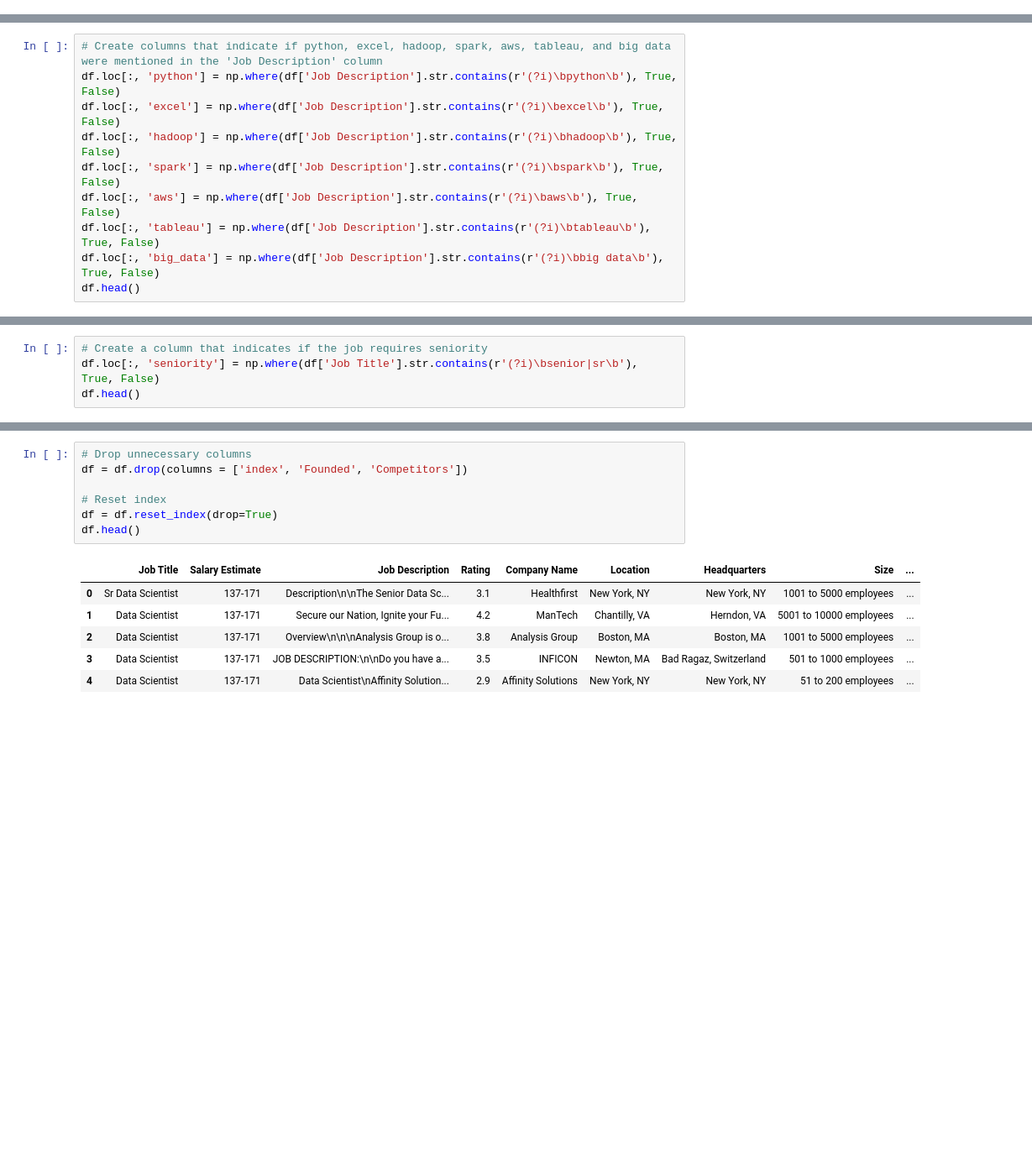
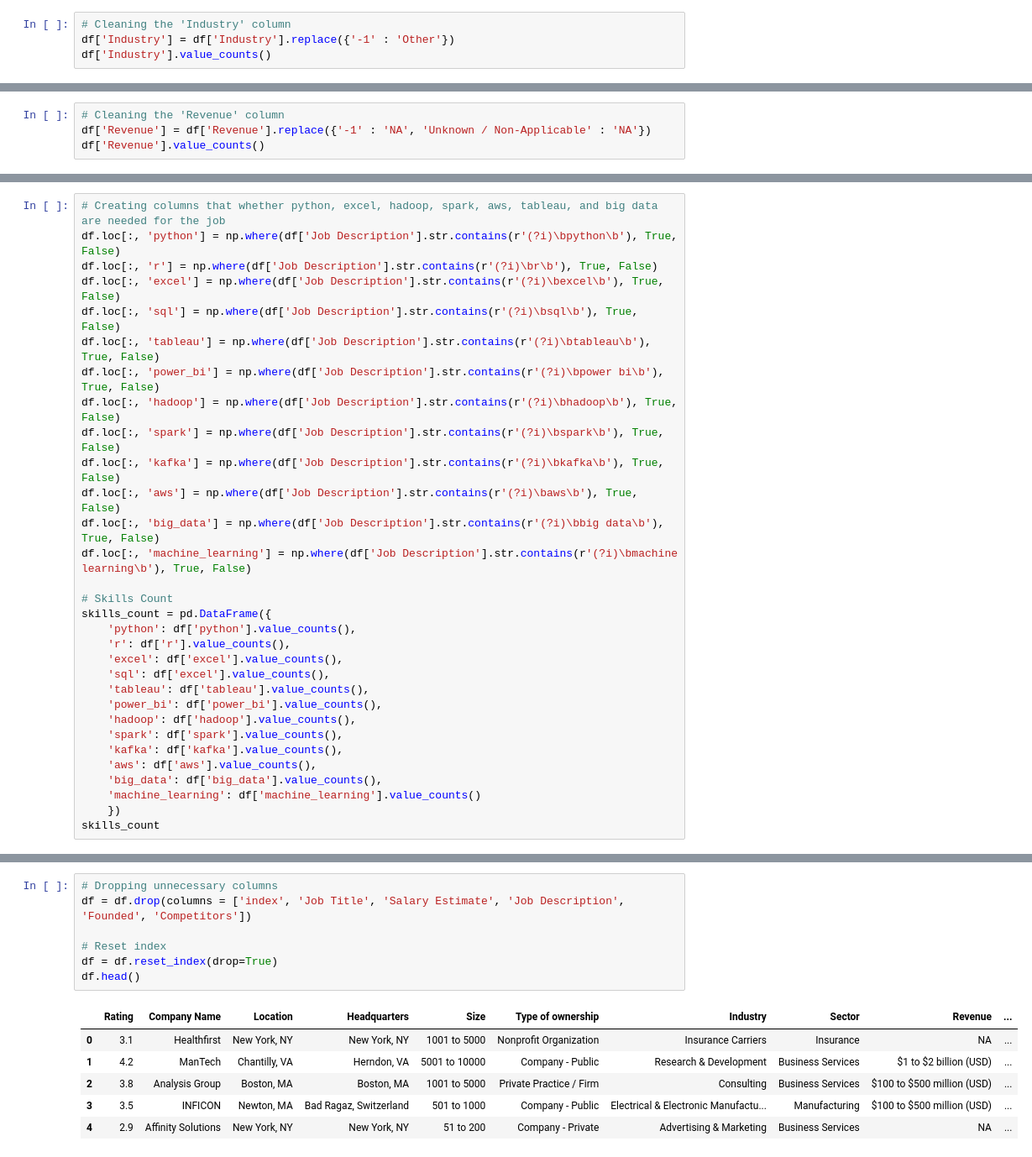
Before and after one commit to alyssapepito/portfolio-projects, a Jupyter notebook: notebooks/Data_Science_Job_Postings.ipynb, the cells around one changed output, grey strips where cells are left out. Shown at 84% size. Drawn from its saved outputs; the diff is of its cells as text; blank space fills up the shorter version.

Commit message:
Added another project and updated the Data Science job postings project

```diff
--- a/notebooks/Data_Science_Job_Postings.ipynb
+++ b/notebooks/Data_Science_Job_Postings.ipynb
@@ -153,0 +319,4 @@ df.head()
+# %%
+# Cleaning the 'Industry' column
+df['Industry'] = df['Industry'].replace({'-1' : 'Other'})
+df['Industry'].value_counts()
@@ -153,0 +360,4 @@ df.head()
+# %%
+# Cleaning the 'Revenue' column
+df['Revenue'] = df['Revenue'].replace({'-1' : 'NA', 'Unknown / Non-Applicable' : 'NA'})
+df['Revenue'].value_counts()
@@ -154,11 +380,32 @@ df.head()
 # %%
-# Create columns that indicate if python, excel, hadoop, spark, aws, tableau, and big data were mentioned in the 'Job Description' column
+# Creating columns that whether python, excel, hadoop, spark, aws, tableau, and big data are needed for the job
 df.loc[:, 'python'] = np.where(df['Job Description'].str.contains(r'(?i)\bpython\b'), True, False)
+df.loc[:, 'r'] = np.where(df['Job Description'].str.contains(r'(?i)\br\b'), True, False)
 df.loc[:, 'excel'] = np.where(df['Job Description'].str.contains(r'(?i)\bexcel\b'), True, False)
+df.loc[:, 'sql'] = np.where(df['Job Description'].str.contains(r'(?i)\bsql\b'), True, False)
+df.loc[:, 'tableau'] = np.where(df['Job Description'].str.contains(r'(?i)\btableau\b'), True, False)
+df.loc[:, 'power_bi'] = np.where(df['Job Description'].str.contains(r'(?i)\bpower bi\b'), True, False)
 df.loc[:, 'hadoop'] = np.where(df['Job Description'].str.contains(r'(?i)\bhadoop\b'), True, False)
 df.loc[:, 'spark'] = np.where(df['Job Description'].str.contains(r'(?i)\bspark\b'), True, False)
+df.loc[:, 'kafka'] = np.where(df['Job Description'].str.contains(r'(?i)\bkafka\b'), True, False)
 df.loc[:, 'aws'] = np.where(df['Job Description'].str.contains(r'(?i)\baws\b'), True, False)
-df.loc[:, 'tableau'] = np.where(df['Job Description'].str.contains(r'(?i)\btableau\b'), True, False)
 df.loc[:, 'big_data'] = np.where(df['Job Description'].str.contains(r'(?i)\bbig data\b'), True, False)
-df.head()
+df.loc[:, 'machine_learning'] = np.where(df['Job Description'].str.contains(r'(?i)\bmachine learning\b'), True, False)
+
+# Skills Count
+skills_count = pd.DataFrame({
+    'python': df['python'].value_counts(),
+    'r': df['r'].value_counts(),
+    'excel': df['excel'].value_counts(),
+    'sql': df['excel'].value_counts(),
+    'tableau': df['tableau'].value_counts(),
+    'power_bi': df['power_bi'].value_counts(),
+    'hadoop': df['hadoop'].value_counts(),
+    'spark': df['spark'].value_counts(),
+    'kafka': df['kafka'].value_counts(),
+    'aws': df['aws'].value_counts(),
+    'big_data': df['big_data'].value_counts(),
+    'machine_learning': df['machine_learning'].value_counts()
+    })
+skills_count
 # %% [output]
@@ -172,4 +412,0 @@ df.head()
-# %%
-# Create a column that indicates if the job requires seniority
-df.loc[:, 'seniority'] = np.where(df['Job Title'].str.contains(r'(?i)\bsenior|sr\b'), True, False)
-df.head()
@@ -184,14 +413,14 @@ df.head()
 # %%
-# Drop unnecessary columns
-df = df.drop(columns = ['index', 'Founded', 'Competitors'])
+# Dropping unnecessary columns
+df = df.drop(columns = ['index', 'Job Title', 'Salary Estimate', 'Job Description', 'Founded', 'Competitors'])
 
 # Reset index
 df = df.reset_index(drop=True)
 df.head()
 # %% [output]
-|  | Job Title | Salary Estimate | Job Description | Rating | Company Name | Location | Headquarters | Size | ... |
-| 0 | Sr Data Scientist | 137-171 | Description\n\nThe Senior Data Sc... | 3.1 | Healthfirst | New York, NY | New York, NY | 1001 to 5000 employees | ... |
-| 1 | Data Scientist | 137-171 | Secure our Nation, Ignite your Fu... | 4.2 | ManTech | Chantilly, VA | Herndon, VA | 5001 to 10000 employees | ... |
-| 2 | Data Scientist | 137-171 | Overview\n\n\nAnalysis Group is o... | 3.8 | Analysis Group | Boston, MA | Boston, MA | 1001 to 5000 employees | ... |
-| 3 | Data Scientist | 137-171 | JOB DESCRIPTION:\n\nDo you have a... | 3.5 | INFICON | Newton, MA | Bad Ragaz, Switzerland | 501 to 1000 employees | ... |
-| 4 | Data Scientist | 137-171 | Data Scientist\nAffinity Solution... | 2.9 | Affinity Solutions | New York, NY | New York, NY | 51 to 200 employees | ... |
+|  | Rating | Company Name | Location | Headquarters | Size | Type of ownership | Industry | Sector | Revenue | ... |
+| 0 | 3.1 | Healthfirst | New York, NY | New York, NY | 1001 to 5000 | Nonprofit Organization | Insurance Carriers | Insurance | NA | ... |
+| 1 | 4.2 | ManTech | Chantilly, VA | Herndon, VA | 5001 to 10000 | Company - Public | Research & Development | Business Services | $1 to $2 billion (USD) | ... |
+| 2 | 3.8 | Analysis Group | Boston, MA | Boston, MA | 1001 to 5000 | Private Practice / Firm | Consulting | Business Services | $100 to $500 million (USD) | ... |
+| 3 | 3.5 | INFICON | Newton, MA | Bad Ragaz, Switzerland | 501 to 1000 | Company - Public | Electrical & Electronic Manufactu... | Manufacturing | $100 to $500 million (USD) | ... |
+| 4 | 2.9 | Affinity Solutions | New York, NY | New York, NY | 51 to 200 | Company - Private | Advertising & Marketing | Business Services | NA | ... |
```
Also changed, not shown: parts of 30 cells of this notebook, 3 other files.
